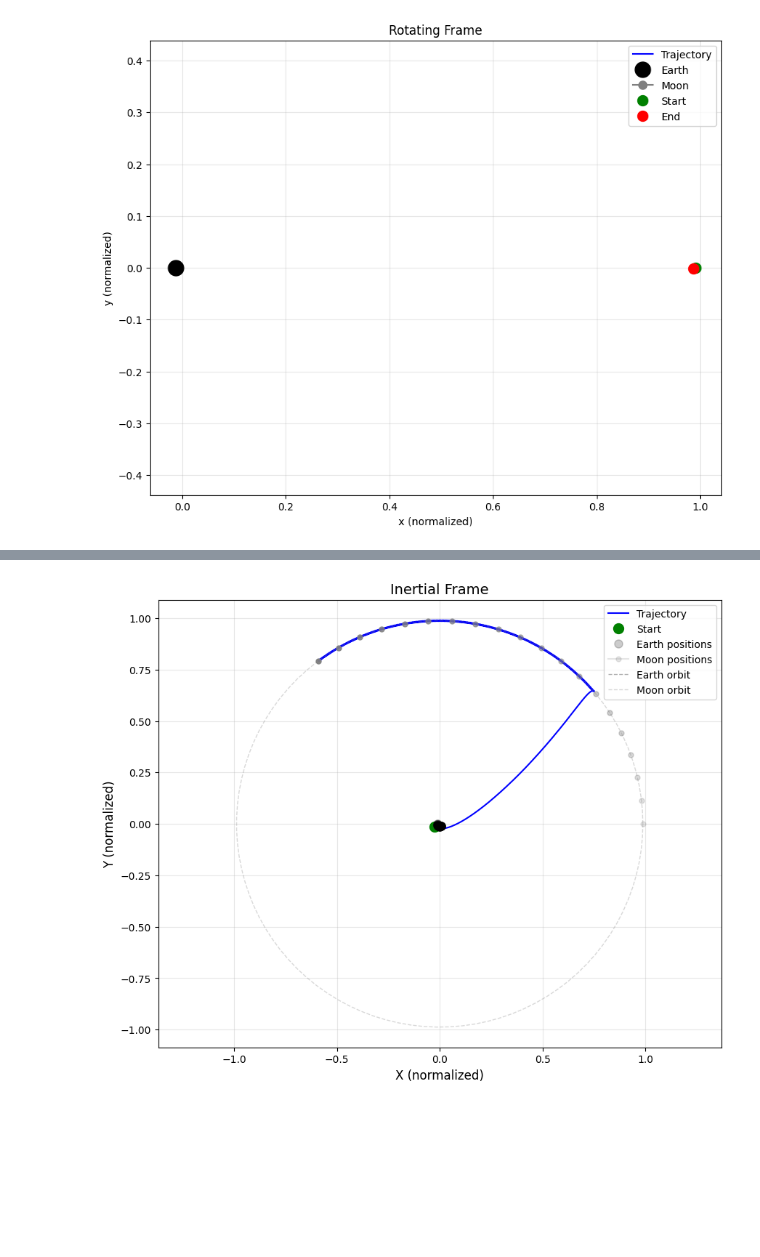
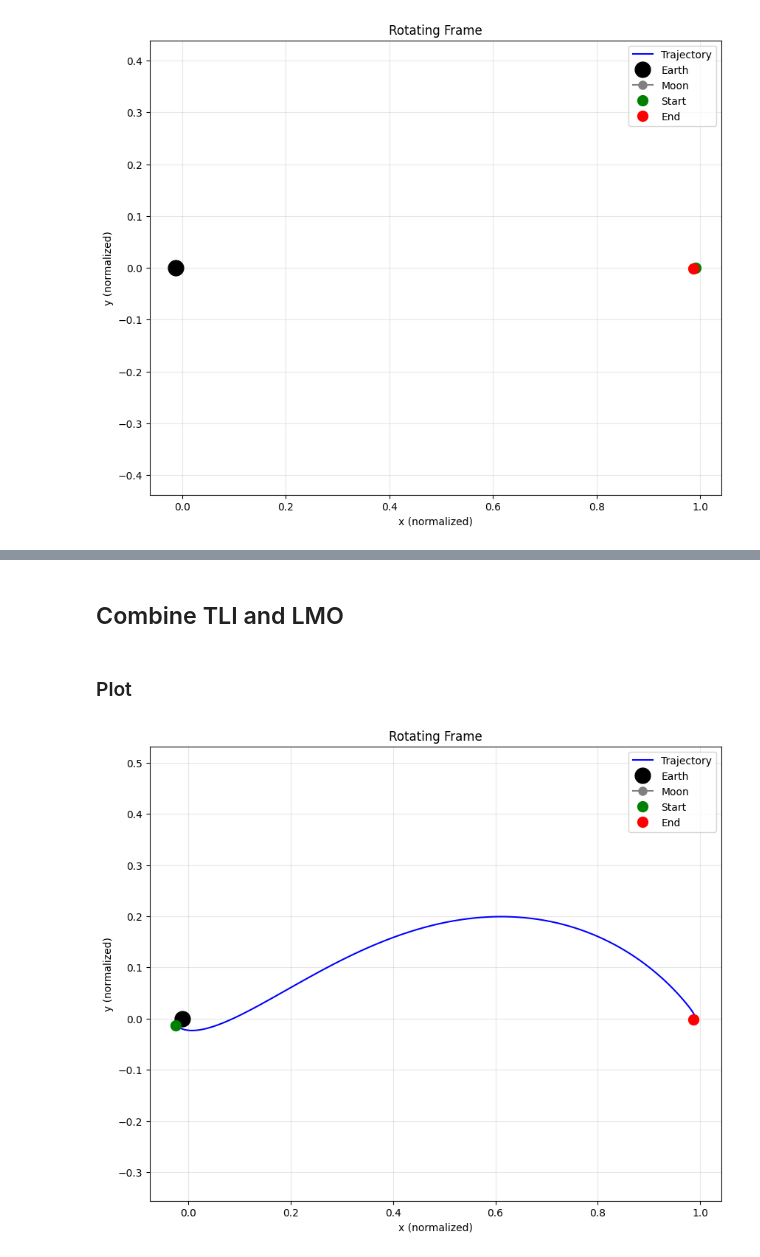
Before and after one commit to samcoulthurst/TrajectoryOptimizer, a Jupyter notebook: notebooks/results_viewer.ipynb, the cells around one changed output, grey strips where cells are left out. Cells and saved outputs as stored; diff of their text form; code cells hidden in the pictures; blank space fills up the shorter version.

```diff
--- a/notebooks/results_viewer.ipynb
+++ b/notebooks/results_viewer.ipynb
@@ -117,7 +111,11 @@ plot_trajectory(states_llo_rotating, em.mu, t_eval_llo, frame="Rotating")
+# %% [markdown]
+## Combine TLI and LMO
 # %%
 states_full = np.concatenate((states, states_llo_rotating), axis=1) # Concatenate the two trajectories along the time axis (columns)
 t_full = np.arange(0, tof+tof_llo, 1e-3) # Starts at 0, ends at tof+tof_llo, with a step of 1e-3 seconds
+# %% [markdown]
+### Plot
 # %%
-plot_trajectory(states_full, em.mu, t_full, frame="Inertial")
+plot_trajectory(states_full, em.mu, t_full, frame="Rotating")
 # %% [output]
-[figure, old version]
+[figure, new version]
```
Also changed, not shown: parts of 9 cells of this notebook, 10 other files.
